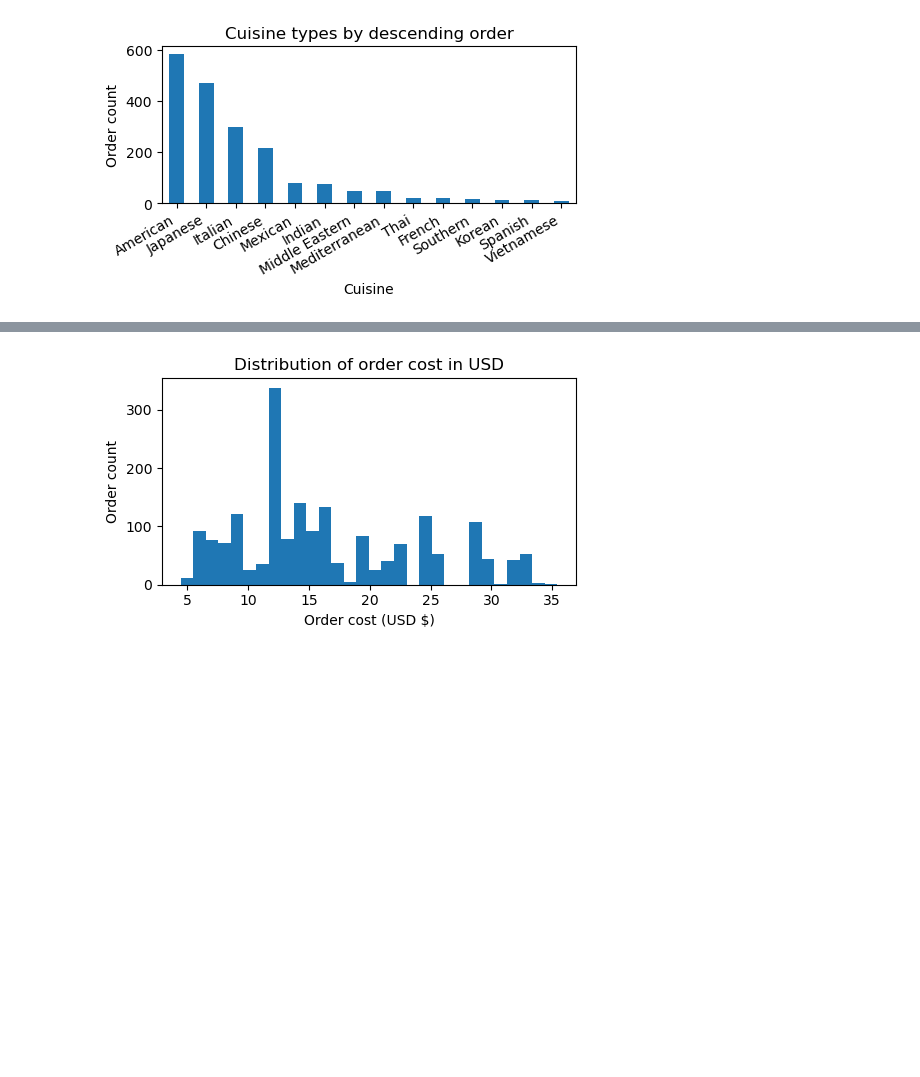
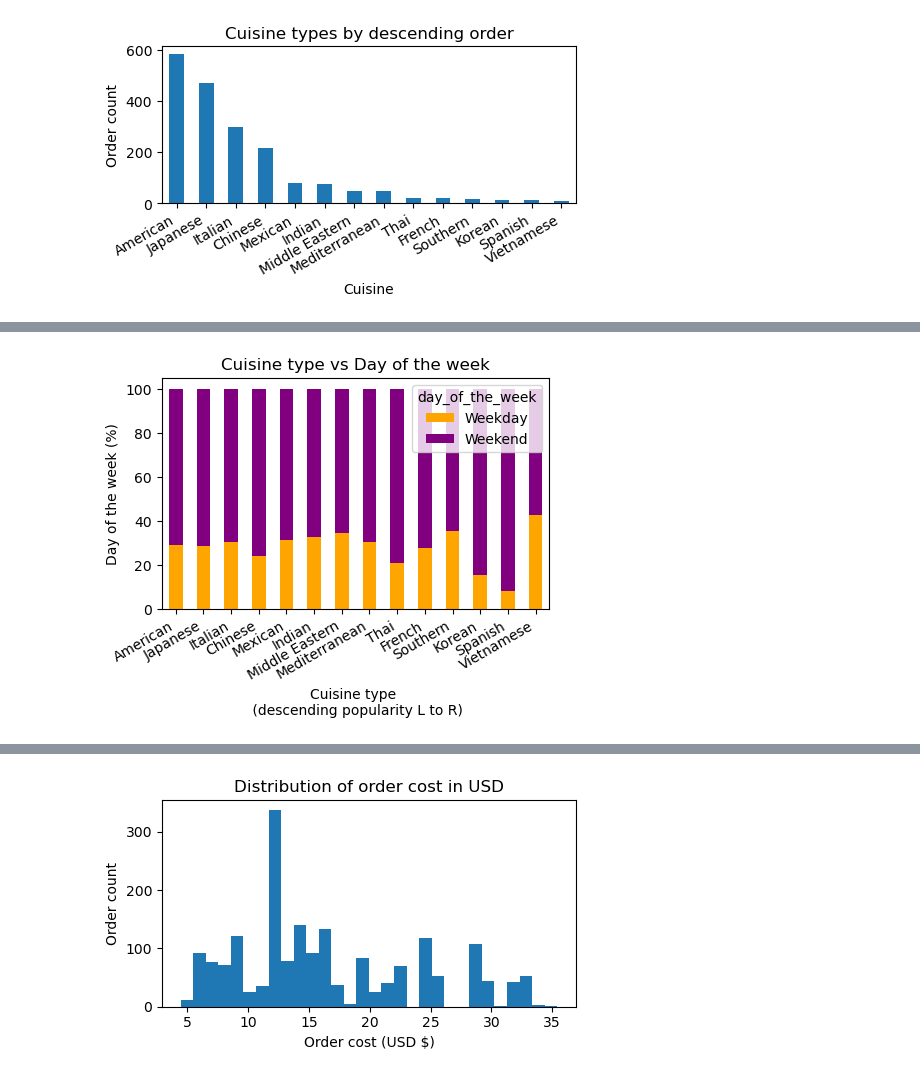
Before and after one commit to moonheekim6/data1030-fall2025-final-presentation, a Jupyter notebook: final-project.ipynb, the cells around one changed output, grey strips where cells are left out. Saved outputs shown, nothing was run; the diff lists cells and outputs as text; code cells hidden in the pictures; blank space fills up the shorter version.

```diff
--- a/final-project.ipynb
+++ b/final-project.ipynb
@@ -234,0 +254,16 @@ plt.show()
+# %%
+# cuisine type vs weekday/weekend
+
+day_counts = df.groupby(['cuisine_type', 'day_of_the_week']).size().unstack(fill_value=0)
+day_counts = day_counts.loc[day_counts.sum(axis=1).sort_values(ascending=False).index]
+day_percent = day_counts.div(day_counts.sum(axis=1), axis=0) * 100
+
+day_percent.plot(kind='bar', stacked=True, figsize=(5,3), color=['orange','purple'])
+plt.xlabel('Cuisine type \n (descending popularity L to R)')
+plt.ylabel('Day of the week (%)')
+plt.suptitle('')
+plt.xticks(rotation=30, ha='right')
+plt.title('Cuisine type vs Day of the week')
+plt.show()
+# %% [output]
+[figure, added]
```
Also changed, not shown: parts of 30 cells of this notebook.
